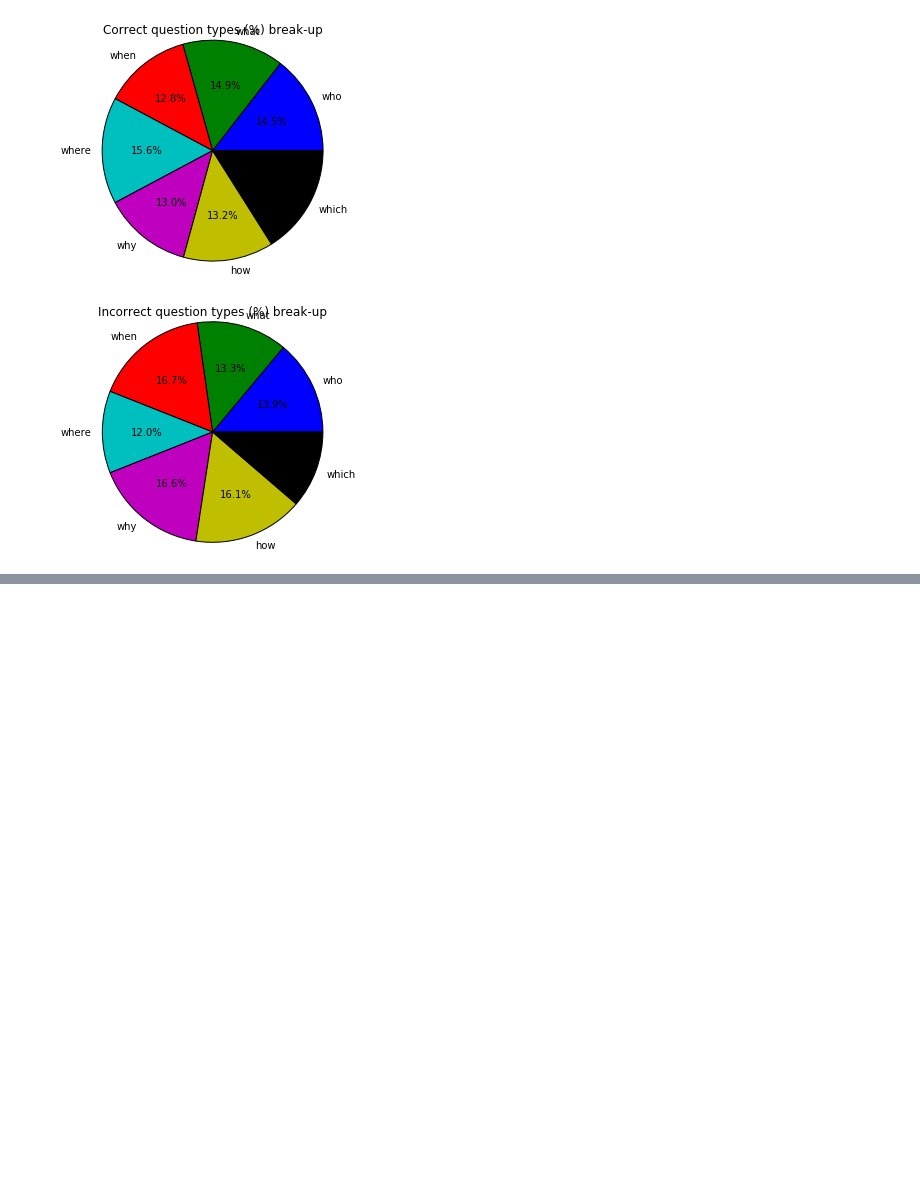
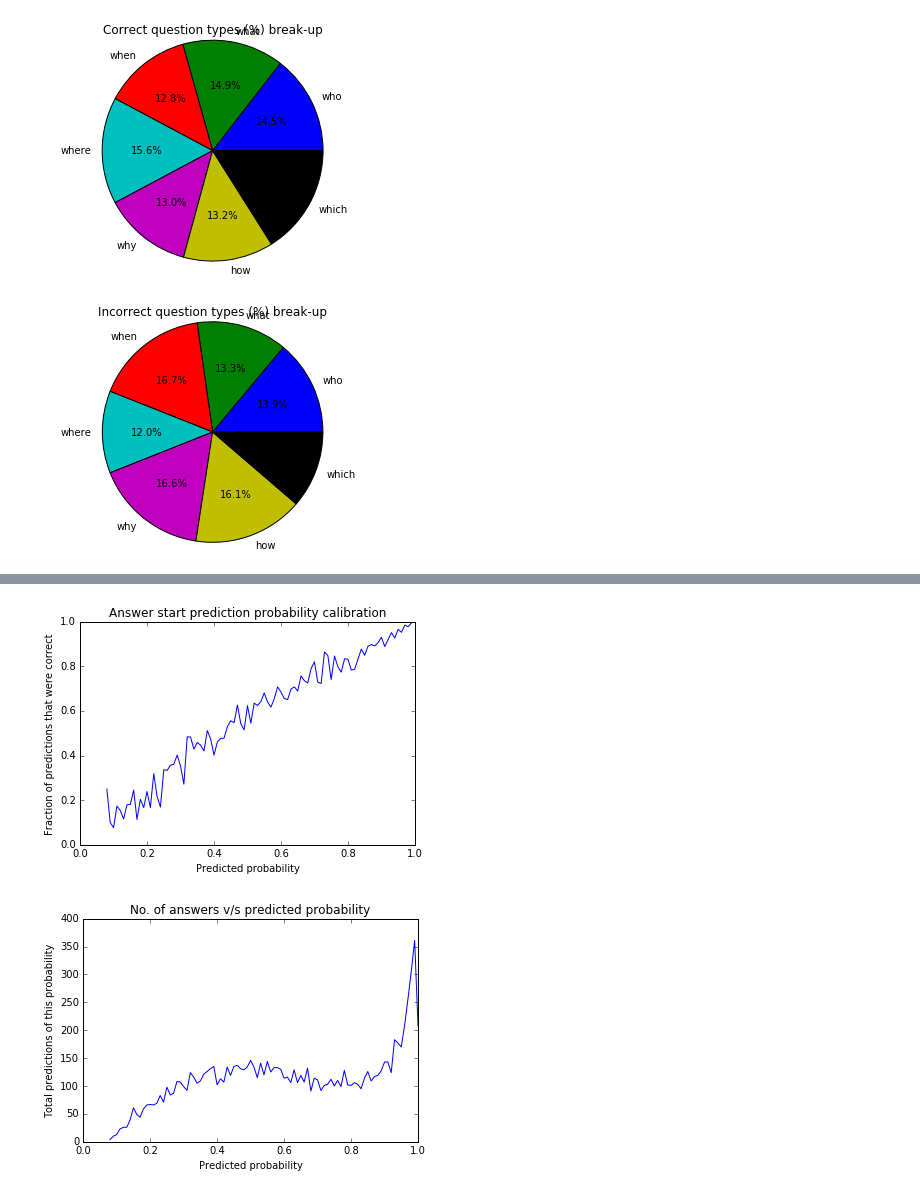
Before and after one commit to anantsubramanian/q-net, a Jupyter notebook: match_lstm_ptr/error_analysis.ipynb, the cells around one changed output, grey strips where cells are left out. Cells and saved outputs as stored; diff of their text form; code cells hidden in the pictures; blank space fills up the shorter version.

```diff
--- a/match_lstm_ptr/error_analysis.ipynb
+++ b/match_lstm_ptr/error_analysis.ipynb
@@ -373,3 +373,42 @@ Ctenophores
+# %%
+# Probability calibration
+correct = {}
+total = {}
+attn_values = set()
+for qid in start_attentions:
+    attn_distribution, true_starts = start_attentions[qid]
+    attn_value = round(max(attn_distribution), 2)
+    if np.argmax(attn_distribution) in true_starts:
+        if attn_value not in correct:
+            correct[attn_value] = 1
+        else:
+            correct[attn_value] += 1
+    if attn_value not in total:
+        total[attn_value] = 1
+    else:
+        total[attn_value] += 1
+    attn_values = attn_values.union([attn_value])
+
+for attn_value in correct:
+    correct[attn_value] /= float(total[attn_value])
+
+xs = sorted([ x for x in list(attn_values) if x in correct ])
+ys = [ correct[x] for x in xs if x in correct ]
+plt.plot(xs, ys, 'b-')
+plt.xlabel("Predicted probability")
+plt.ylabel("Fraction of predictions that were correct")
+plt.title("Answer start prediction probability calibration")
+plt.show()
+
+ytotals = [ total[x] for x in xs if x in correct ]
+plt.plot(xs, ytotals, 'b-')
+plt.xlabel("Predicted probability")
+plt.ylabel("Total predictions of this probability")
+plt.title("No. of answers v/s predicted probability")
+plt.show()
+# %% [output]
+[figure, added]
+[figure, added]
 # %%
 # MatchLSTM -> 72.5 (1030s)
 # Our R-NET -> 74.5 (5500s)
```
Also changed, not shown: parts of 1 cell of this notebook.
